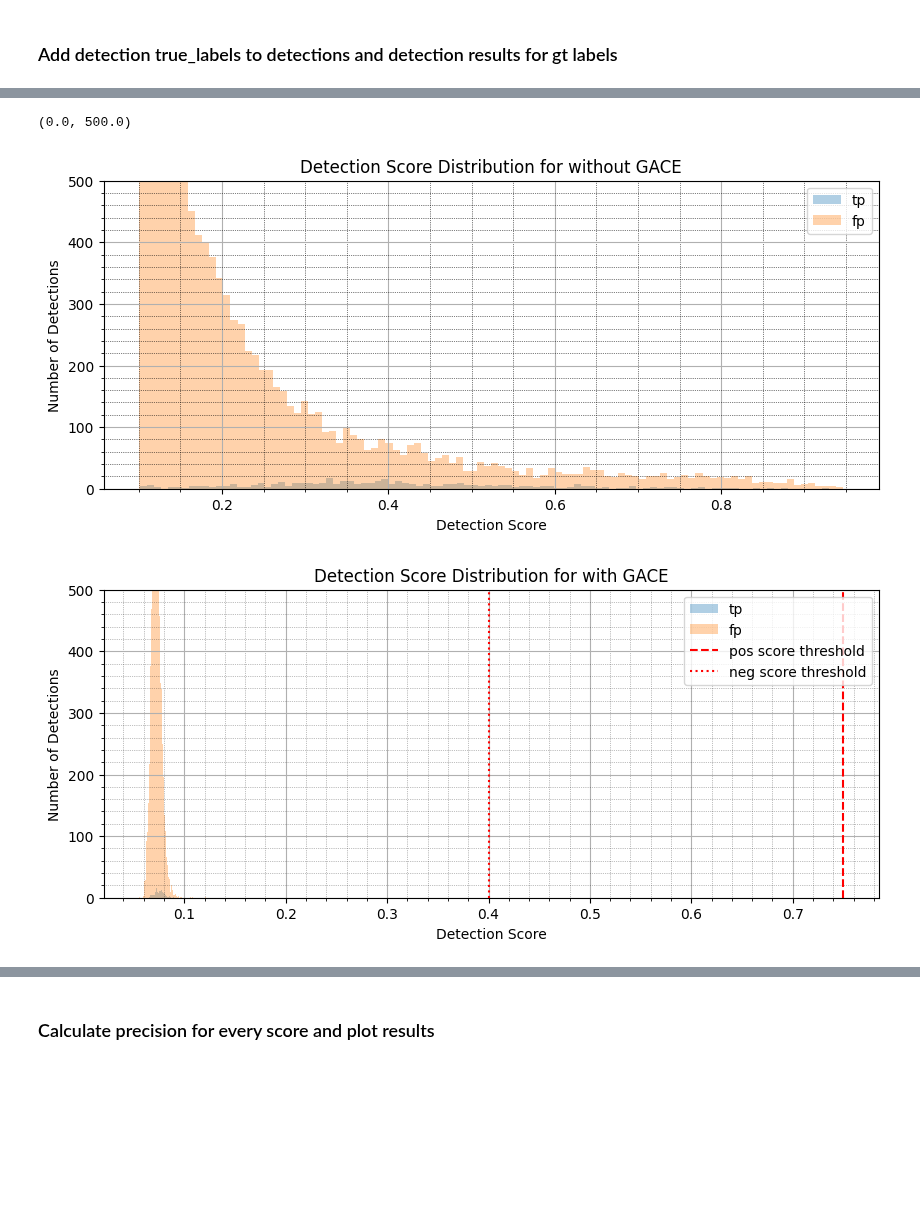
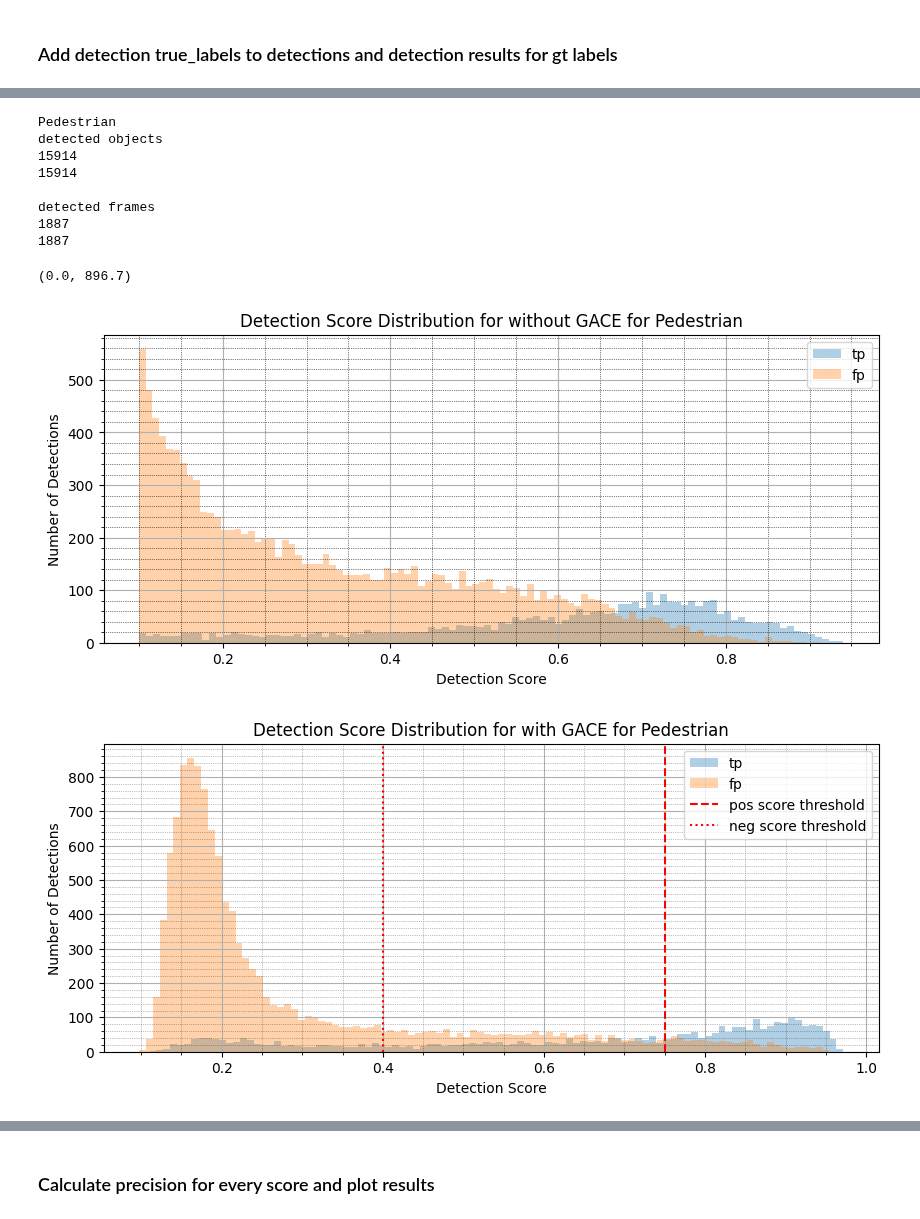
Before and after one commit to griesbchr/3DTrans, a Jupyter notebook: tools/misc/selftraining/analyze_detresults_pseudolabels.ipynb, the cells around one changed output, grey strips where cells are left out. Cells and saved outputs as stored; diff of their text form; code cells hidden in the pictures; blank space fills up the shorter version.

```diff
--- a/tools/misc/selftraining/analyze_detresults_pseudolabels.ipynb
+++ b/tools/misc/selftraining/analyze_detresults_pseudolabels.ipynb
@@ -587,7 +646,7 @@ See the caveats in the documentation: https://pandas.pydata.org/pandas-docs/stab
 ### Add detection true_labels to detections and detection results for gt labels
 # %%
 #downsample gt_loabels_all and detections_all to 2k frames
-num_frames = 4000
+num_frames = 2000
 #select 2k frames from detections
 unique_frames = detections_all['frame_id'].unique()
 np.random.shuffle(unique_frames)
@@ -652,7 +711,7 @@ def plot_alignment_infos(df_det, df_gt):
 #align datasets
 min_angle = -60
 max_angle = 60
-max_range = 70
+max_range = 140
 
 detections_all = detections_all[(detections_all['angle'] >= min_angle) & (detections_all['angle'] <= max_angle)]
 detections_all = detections_all[detections_all['range'] < max_range]
@@ -684,14 +743,15 @@ gt_labels_cyclists = gt_labels_all[gt_labels_all['names'] == 'Cyclist']
 detections_cyclists = detections_cyclists[detections_cyclists['frame_id'].isin(selected_frames)]
 detections_cyclists, gt_labels_cyclists = calc_ious(detections_cyclists, gt_labels_cyclists)
 
-detections_truck = detections_all[detections_all['name'] == 'Truck']
-gt_labels_truck = gt_labels_all[gt_labels_all['names'] == 'Truck']
-#reduce to selected frames
-detections_truck = detections_truck[detections_truck['frame_id'].isin(selected_frames)]
-detections_truck, gt_labels_cyclists = calc_ious(detections_truck, gt_labels_truck)
+#detections_truck = detections_all[detections_all['name'] == 'Truck']
+#gt_labels_truck = gt_labels_all[gt_labels_all['names'] == 'Truck']
+##reduce to selected frames
+#detections_truck = detections_truck[detections_truck['frame_id'].isin(selected_frames)]
+#detections_truck, gt_labels_cyclists = calc_ious(detections_truck, gt_labels_truck)
 
 detections = pd.DataFrame()
-detections = pd.concat([detections_vehicles, detections_pedestrians, detections_cyclists, detections_truck], axis=0)
+#detections = pd.concat([detections_vehicles, detections_pedestrians, detections_cyclists, detections_truck], axis=0)
+detections = pd.concat([detections_vehicles, detections_pedestrians, detections_cyclists], axis=0)
 
 #add col "with_gace" to detections
 detections['with_gace'] = False
@@ -771,4 +794,37 @@ without gace
 # %%
+clss = "Pedestrian"
+
+#for clss in detections['name'].unique():
+print(clss)
+detections_class = detections[detections['name'] == clss]
+detections_gace = detections_class[detections_class['with_gace'] == True]
+detections_no_gace = detections_class[detections_class['with_gace'] == False]
+
+print("detected objects")
+print(len(detections_gace))
+print(len((detections_no_gace)))
+print("")
+print("detected frames")
+print(len(detections_gace["frame_id"].unique()))
+print(len(detections_no_gace["frame_id"].unique()))
+
+pos_scorethreshmap = {
+    "Vehicle": 0.85,
+    "Pedestrian": 0.75,
+    "Cyclist": 0.85,
+    "Truck": 0.90,
+}
+neg_scorethreshmap = {
+    "Vehicle": 0.3,
+    "Pedestrian": 0.4,
+    "Cyclist": 0.5,
+    "Truck": 0.60,
+}
+
+pos_score_thresh = pos_scorethreshmap[clss]
+neg_score_thresh = neg_scorethreshmap[clss]
+
+
 detections_no_gace_tp = detections_no_gace[(detections_no_gace[f'detected_0.1'] == True)]
 detections_no_gace_fp = detections_no_gace[(detections_no_gace[f'detected_0.1'] == False)]
 
@@ -778,44 +834,52 @@ detections_no_gace_fp["score"].hist(bins=100, alpha=0.35, label="fp")
 plt.legend()
 plt.xlabel("Detection Score")
 plt.ylabel("Number of Detections")
-plt.title("Detection Score Distribution for without GACE")
+plt.title("Detection Score Distribution for without GACE for " + clss)
 plt.minorticks_on()
 #plt.grid(which='major', linestyle='-', linewidth='0.5', color='black')
 plt.grid(which='minor', linestyle=':', linewidth='0.5', color='black')
 ax = plt.gca()
-plt.gca().set_ylim([0, 500])
+#plt.gca().set_ylim([0, 500])
 xlim = plt.gca().get_xlim()
 ylim = plt.gca().get_ylim()
 
 detections_gace_tp = detections_gace[(detections_gace[f'detected_0.1'] == True)]
 detections_gace_fp = detections_gace[(detections_gace[f'detected_0.1'] == False)]
 
 
 plt.figure(figsize=(10, 4))
 detections_gace_tp["score"].hist(bins=100, alpha=0.35, label="tp")
 detections_gace_fp["score"].hist(bins=100, alpha=0.35, label="fp")
 plt.axvline(x=pos_score_thresh, color='red', linestyle='--', label="pos score threshold")
 plt.axvline(x=neg_score_thresh, color='red', linestyle=':', label="neg score threshold")
 plt.legend()
 plt.xlabel("Detection Score")
 plt.ylabel("Number of Detections")
-plt.title("Detection Score Distribution for with GACE")
+plt.title("Detection Score Distribution for with GACE for "+ clss)
 plt.minorticks_on()
 #plt.grid(which='major', linestyle='-', linewidth='0.5', color='black', alpha=0.5)
 plt.grid(which='minor', linestyle=':', linewidth='0.5', color='black', alpha=0.5)
 ax = plt.gca()
-plt.gca().set_ylim([0, 500])
+#plt.gca().set_ylim([0, 500])
 xlim = plt.gca().get_xlim()
 ylim = plt.gca().get_ylim()
 plt.gca().set_xlim(xlim)
 plt.gca().set_ylim(ylim)
 
 #ax.set_xlim(xlim)
 ax.set_ylim(ylim)
 # %% [output]
-(0.0, 500.0)
+Pedestrian
+detected objects
+15914
+15914
+
+detected frames
+1887
+1887
+(0.0, 896.7)
-[figure, old version]
+[figure, new version]
-[figure, old version]
+[figure, new version]
 # %%
 
 #plot histo of score change and git a gaussian (with sns)
```
Also changed, not shown: parts of 15 cells of this notebook, 6 other files.
